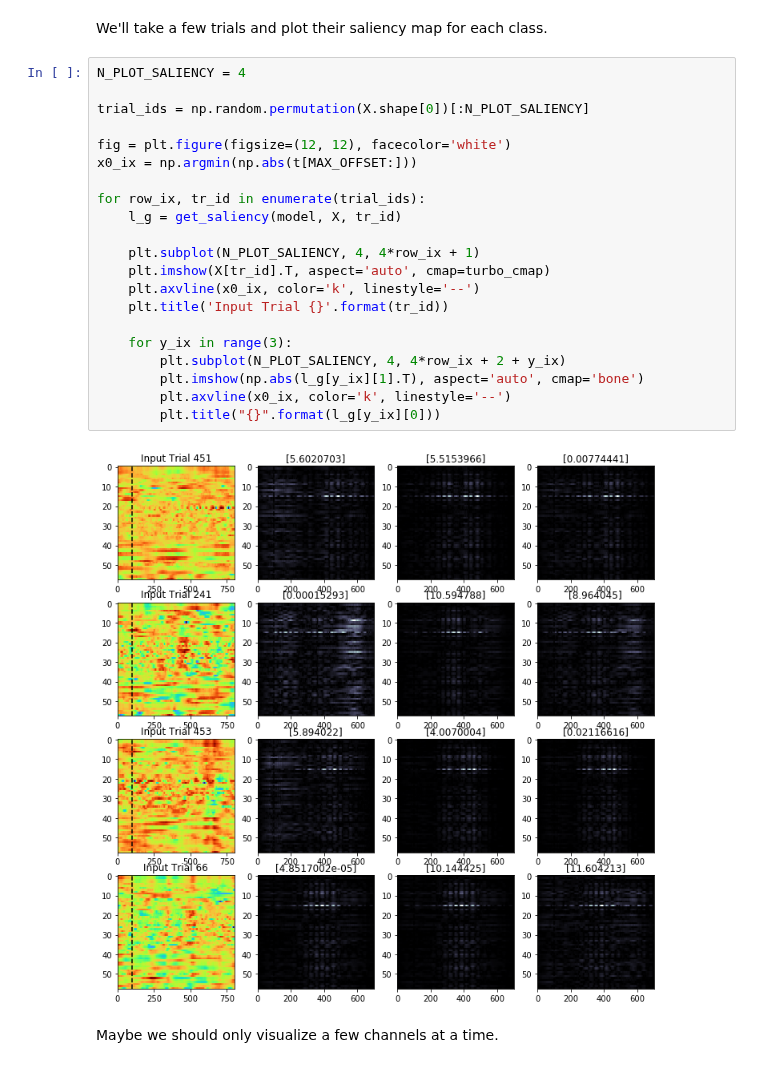
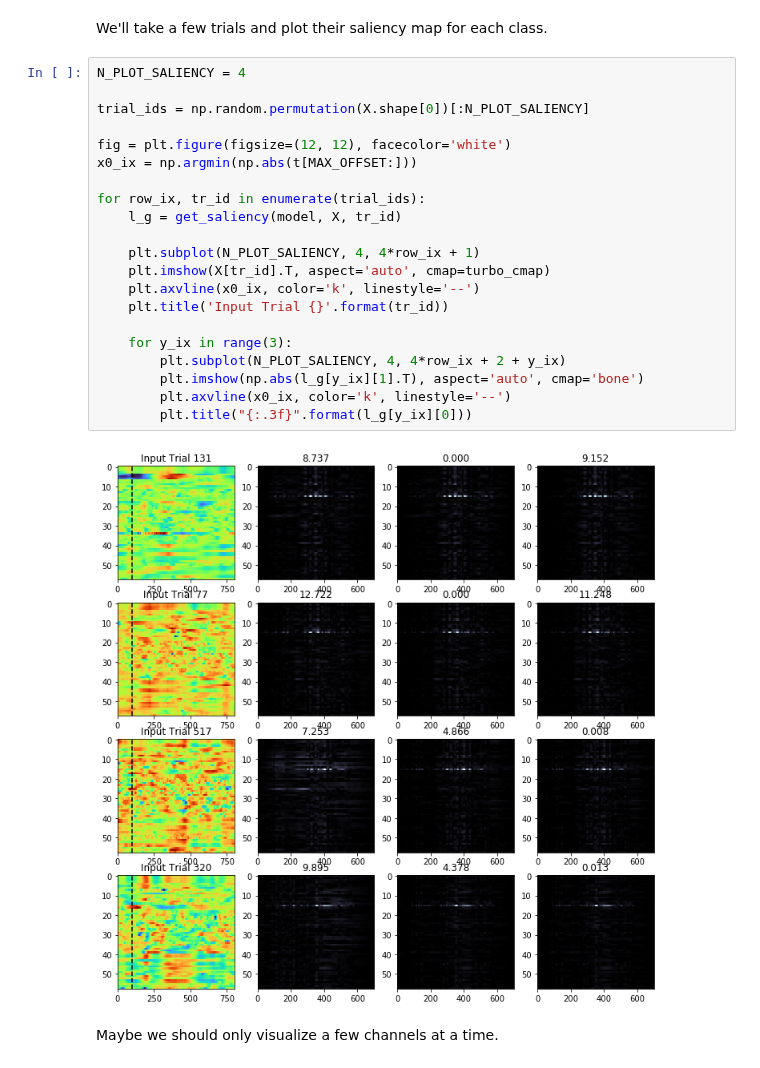
Before and after one commit to SachsLab/IntracranialNeurophysDL, a Jupyter notebook: notebooks/03_03_CNN_inspect_model.ipynb, the cells around one changed output. Cells and saved outputs as stored; diff of their text form.

```diff
--- a/notebooks/03_03_CNN_inspect_model.ipynb
+++ b/notebooks/03_03_CNN_inspect_model.ipynb
@@ -421,26 +421,26 @@ We'll take a few trials and plot their saliency map for each class.
 # %%
 N_PLOT_SALIENCY = 4
 
 trial_ids = np.random.permutation(X.shape[0])[:N_PLOT_SALIENCY]
 
 fig = plt.figure(figsize=(12, 12), facecolor='white')
 x0_ix = np.argmin(np.abs(t[MAX_OFFSET:]))
 
 for row_ix, tr_id in enumerate(trial_ids):
     l_g = get_saliency(model, X, tr_id)
 
     plt.subplot(N_PLOT_SALIENCY, 4, 4*row_ix + 1)
     plt.imshow(X[tr_id].T, aspect='auto', cmap=turbo_cmap)
     plt.axvline(x0_ix, color='k', linestyle='--')
     plt.title('Input Trial {}'.format(tr_id))
 
     for y_ix in range(3):
         plt.subplot(N_PLOT_SALIENCY, 4, 4*row_ix + 2 + y_ix)
         plt.imshow(np.abs(l_g[y_ix][1].T), aspect='auto', cmap='bone')
         plt.axvline(x0_ix, color='k', linestyle='--')
-        plt.title("{}".format(l_g[y_ix][0]))
+        plt.title("{:.3f}".format(l_g[y_ix][0]))
 # %% [output]
-[figure, old version]
+[figure, new version]
 # %% [markdown]
 Maybe we should only visualize a few channels at a time.
 # %%
```
Also changed, not shown: parts of 11 cells of this notebook, 3 other files.
